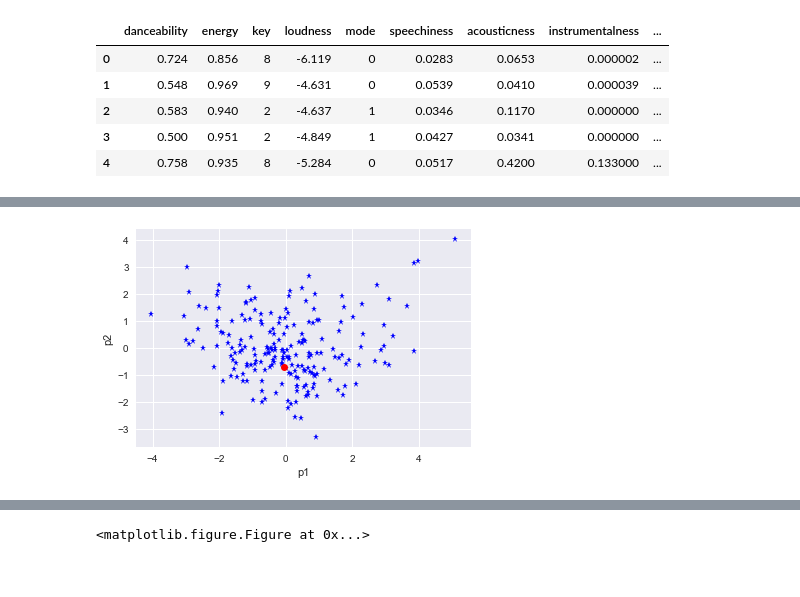
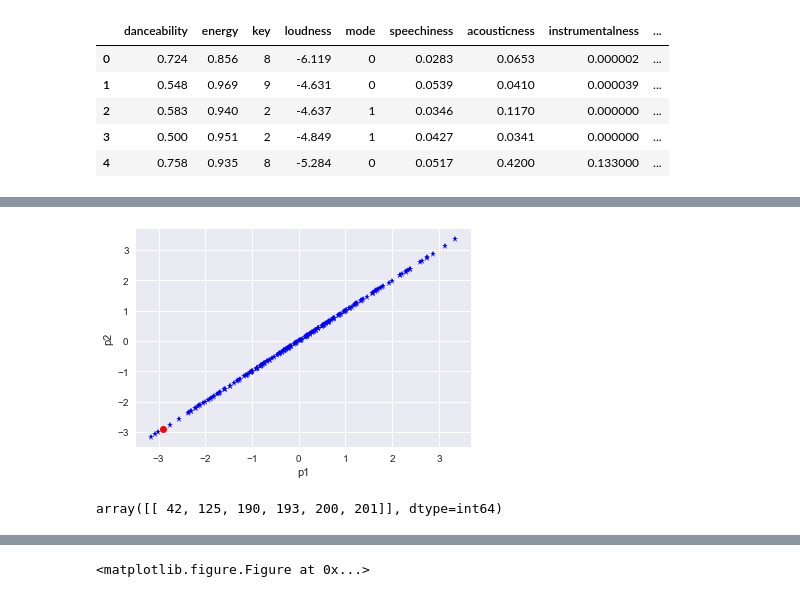
Before and after one commit to chrissaher/spotify-anomaly-detection, a Jupyter notebook: src/jupyter-notebook/Anomaly-detection.ipynb, the cells around one changed output, grey strips where cells are left out. Cells and saved outputs as stored; diff of their text form; code cells hidden in the pictures.

```diff
--- a/src/jupyter-notebook/Anomaly-detection.ipynb
+++ b/src/jupyter-notebook/Anomaly-detection.ipynb
@@ -49,0 +355,23 @@ df.head()
+# %%
+def getTempoIndex(x):
+    x = x**0.5
+    if x <= 9.144:
+        return 1
+    if x <= 9.674:
+        return 2
+    if x <= 10.204:
+        return 3
+    if x <= 10.734:
+        return 4
+    if x <= 11.263:
+        return 5
+    if x <= 11.793:
+        return 6
+    if x <= 12.323:
+        return 7
+    if x <= 12.852:
+        return 8
+    if x <= 13.382:
+        return 9
+    return 10
+df["TemInt"] = df["tempo"].apply(lambda x: getTempoIndex(x))
@@ -56,3 +400 @@ Index(['danceability', 'energy', 'key', 'loudness', 'mode', 'speechiness',
       dtype='object')
-# %%
-df["lSpeechiness"] = df["speechiness"].apply(lambda x: np.log(x))
@@ -76,0 +401,2 @@ sns.distplot(df["speechiness"])
+# %%
+df = df.drop(["danceability", "energy", "loudness", "speechiness", "acousticness", "instrumentalness", "liveness", "valence", "tempo", "key", "mode"], axis = 1)
@@ -76,0 +412,3 @@ sns.distplot(df["speechiness"])
+# %%
+df = df.drop(["ModInt", "KeyInt", "LouInt"], axis = 1)
+#sns.countplot(df["TemInt"])
@@ -136,12 +477,12 @@ sns.jointplot(x= "p1", y= "p2", data=ndf, kind="kde");
 # %%
 plt.figure()
 plt.xlabel("p1")
 plt.ylabel("p2")
-plt.plot(x_pca[:,0],x_pca[:,1], "b*")
-plt.plot(x_pca[0,0],x_pca[0,1],"ro")
+plt.plot(x_pca[:,0],x_pca[:,0], "b*")
+plt.plot(x_pca[201,0],x_pca[201,0],"ro")
 plt.show()
 # %% [output]
-[figure, old version]
+[figure, new version]
 # %%
 def estimateGaussian(dataset):
     mu = np.mean(dataset, axis=0)
@@ -173,0 +517,4 @@ outliers = np.asarray(np.where(p < 0.003))
+# %%
+outliers
+# %% [output]
+array([[ 42, 125, 190, 193, 200, 201]], dtype=int64)
```
Also changed, not shown: parts of 75 cells of this notebook.
